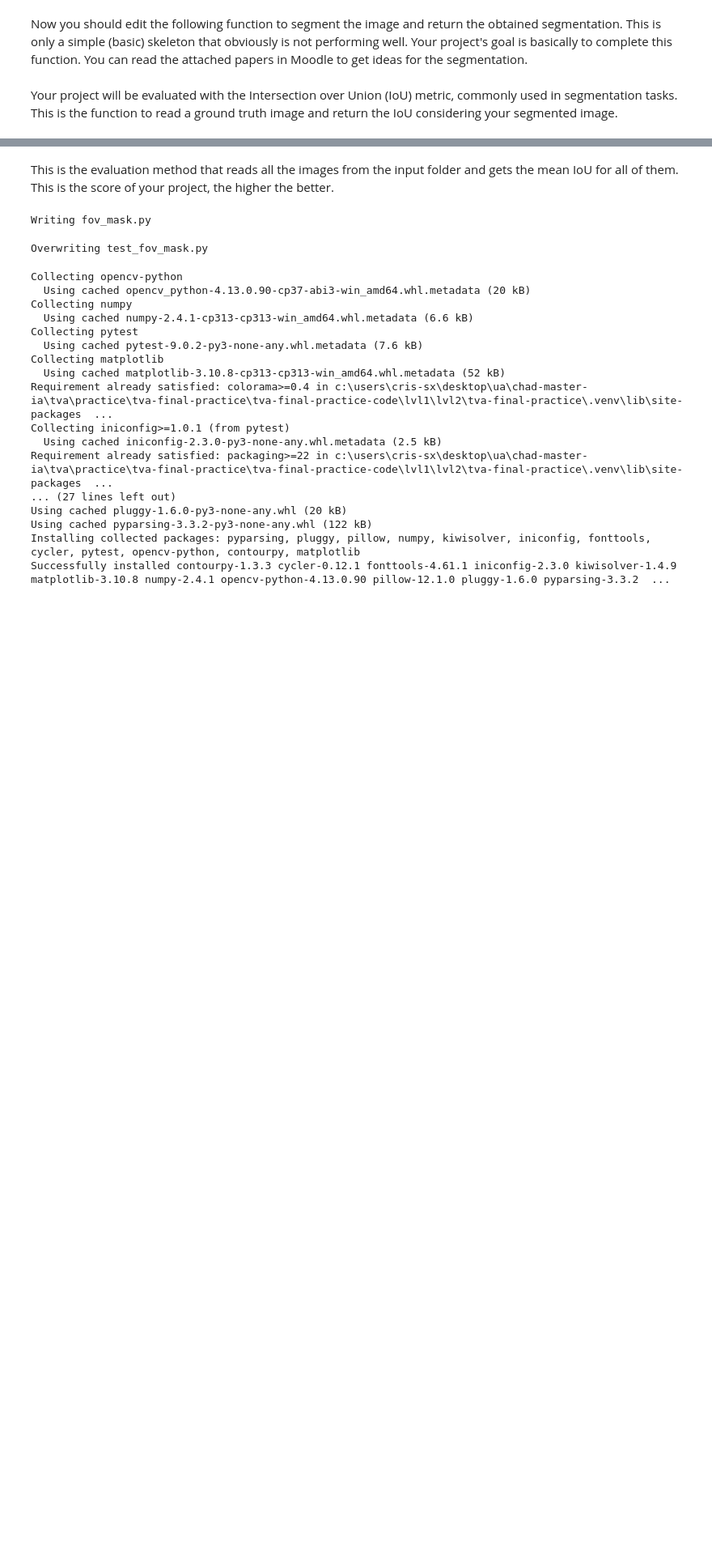
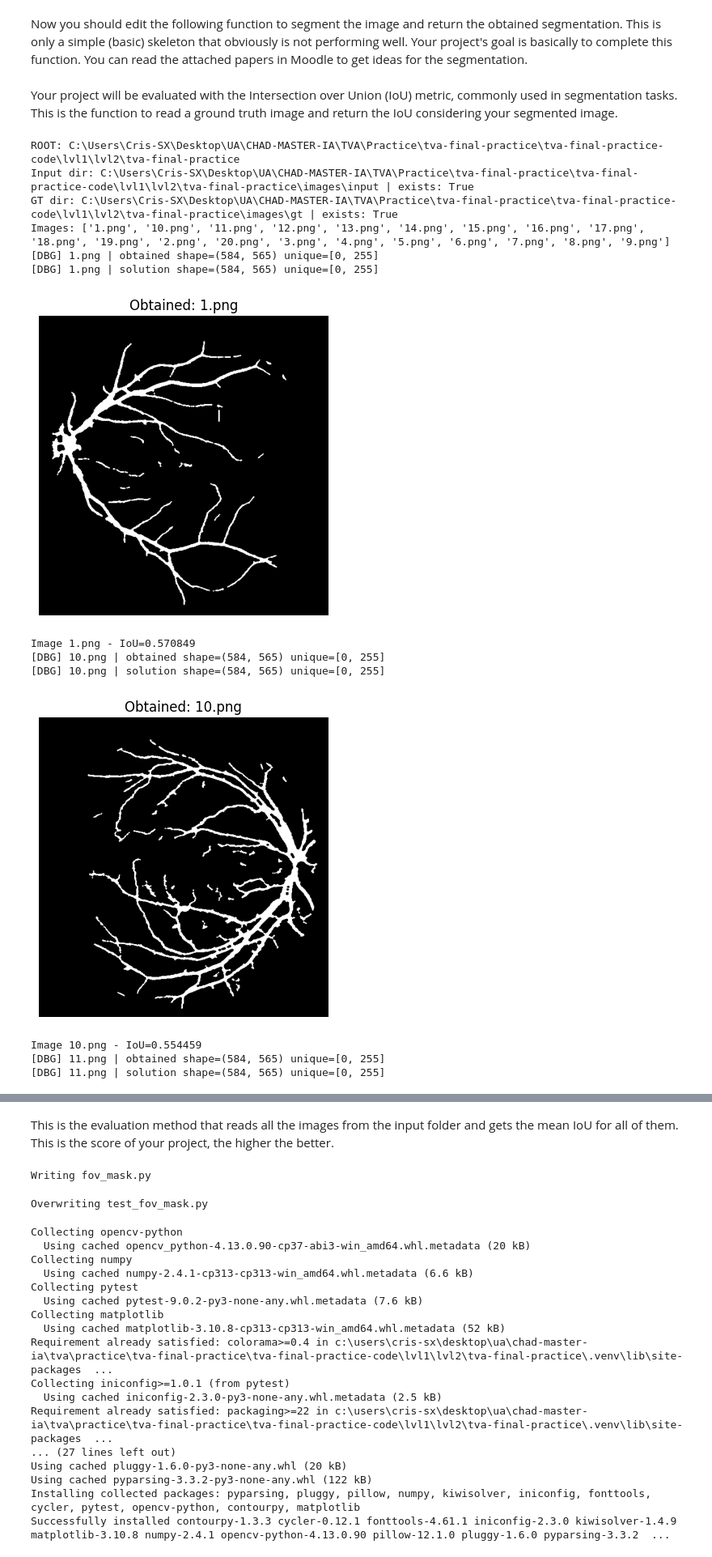
Before and after one commit to cacs2-ua/tva-final-practice, a Jupyter notebook: retina.ipynb, the cells around one changed output, grey strips where cells are left out. Shown at 81% size. Drawn from its saved outputs; the diff is of its cells as text; code cells hidden in the pictures; blank space fills up the shorter version.

Commit message:
pipeline C rico

```diff
--- a/retina.ipynb
+++ b/retina.ipynb
@@ -67,0 +46,76 @@ def single_IoU(img_name):
+# %%
+import os
+from pathlib import Path
+import cv2 as cv
+from matplotlib import pyplot as plt
+
+from vessel_pipeline_c import vessel_segmentation  # <- uses Pipeline C
+
+# Dataset paths (project-local)
+ROOT = find_project_root()
+img_path = ROOT / "images" / "input"
+gt_path = ROOT / "images" / "gt"
+
+print("ROOT:", ROOT)
+print("Input dir:", img_path, "| exists:", img_path.exists())
+print("GT dir:", gt_path, "| exists:", gt_path.exists())
+
+
+def single_IoU(img_name: str) -> float:
+    input_img = img_path / img_name
+    if not input_img.exists():
+        raise FileNotFoundError(f"Could not find input image: {input_img}")
+
+    obtained = vessel_segmentation(str(input_img), verbose=False)
+
+    target_img = gt_path / img_name
+    solution = cv.imread(str(target_img), cv.IMREAD_GRAYSCALE)
+    if solution is None:
+        raise FileNotFoundError(f"Could not read ground-truth: {target_img}")
+
+    # ensure binary 0/255
+    obtained = (obtained > 0).astype("uint8") * 255
+    solution = (solution > 0).astype("uint8") * 255
+
+    print(f"[DBG] {img_name} | obtained shape={obtained.shape} unique={sorted(set(obtained.ravel().tolist()))[:5]}")
+    print(f"[DBG] {img_name} | solution shape={solution.shape} unique={sorted(set(solution.ravel().tolist()))[:5]}")
+
+    plt.imshow(obtained, cmap="gray")
+    plt.title(f"Obtained: {img_name}")
+    plt.axis("off")
+    plt.show()
+
+    intersectionAB = cv.countNonZero(cv.bitwise_and(obtained, solution))
+    unionAB = cv.countNonZero(cv.bitwise_or(obtained, solution))
+    score = float(intersectionAB) / float(unionAB + 1e-9)
+
+    print(f"Image {img_name} - IoU={score:.6f}")
+    return score
+
+
+# Evaluate all images
+meanIoU = 0.0
+imgs = sorted([p.name for p in img_path.iterdir() if p.suffix.lower() == ".png"])
+print("Images:", imgs)
+
+for img in imgs:
+    meanIoU += single_IoU(img)
+
+meanIoU /= max(1, len(imgs))
+print("------------------------------------")
+print(f"Mean IoU={meanIoU:.6f}")
+# %% [output]
+ROOT: C:\Users\Cris-SX\Desktop\UA\CHAD-MASTER-IA\TVA\Practice\tva-final-practice\tva-final-practice-code\lvl1\lvl2\tva-final-practice
+Input dir: C:\Users\Cris-SX\Desktop\UA\CHAD-MASTER-IA\TVA\Practice\tva-final-practice\tva-final-practice-code\lvl1\lvl2\tva-final-practice\images\input | exists: True
+GT dir: C:\Users\Cris-SX\Desktop\UA\CHAD-MASTER-IA\TVA\Practice\tva-final-practice\tva-final-practice-code\lvl1\lvl2\tva-final-practice\images\gt | exists: True
+Images: ['1.png', '10.png', '11.png', '12.png', '13.png', '14.png', '15.png', '16.png', '17.png', '18.png', '19.png', '2.png', '20.png', '3.png', '4.png', '5.png', '6.png', '7.png', '8.png', '9.png']
+[DBG] 1.png | obtained shape=(584, 565) unique=[0, 255]
+[DBG] 1.png | solution shape=(584, 565) unique=[0, 255]
+[figure, added]
+Image 1.png - IoU=0.570849
+[DBG] 10.png | obtained shape=(584, 565) unique=[0, 255]
+[DBG] 10.png | solution shape=(584, 565) unique=[0, 255]
+[figure, added]
+Image 10.png - IoU=0.554459
+[DBG] 11.png | obtained shape=(584, 565) unique=[0, 255]
+[DBG] 11.png | solution shape=(584, 565) unique=[0, 255]
```
Also changed, not shown: parts of 9 cells of this notebook, 2 other files.
